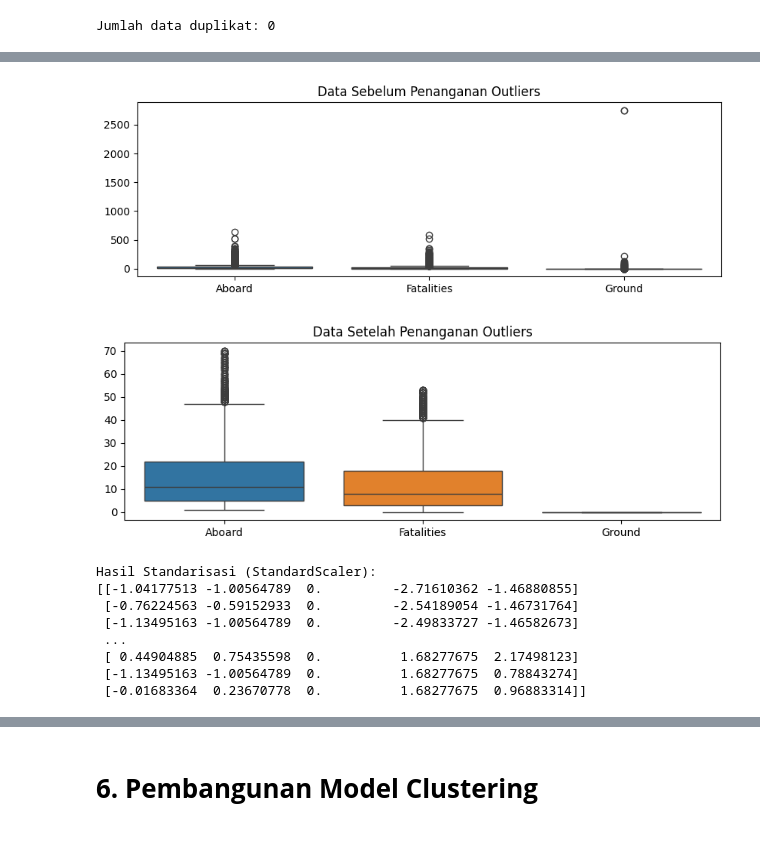
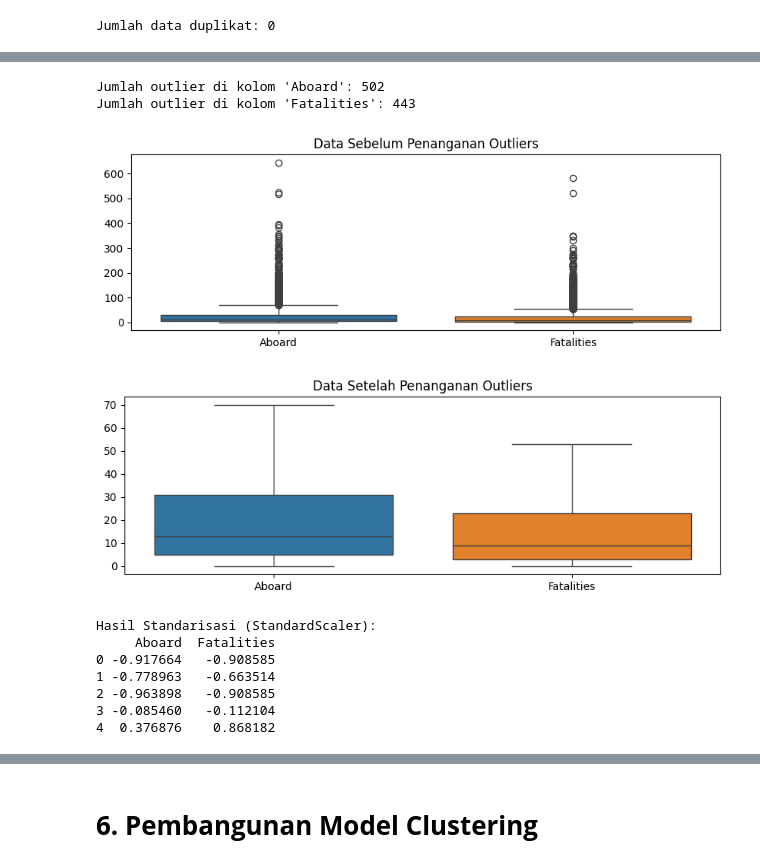
Before and after one commit to zidisw/Dicoding, a Jupyter notebook: [Clustering]_Submission_Akhir_BMLP_Zid_Irsyadin_Sartono_Wijaogy.ipynb, the cells around one changed output, grey strips where cells are left out. Saved outputs shown, nothing was run; the diff lists cells and outputs as text; code cells hidden in the pictures; blank space fills up the shorter version.

```diff
--- a/[Clustering]_Submission_Akhir_BMLP_Zid_Irsyadin_Sartono_Wijaogy.ipynb
+++ b/[Clustering]_Submission_Akhir_BMLP_Zid_Irsyadin_Sartono_Wijaogy.ipynb
@@ -365,49 +317,78 @@ max      44.000000    35.000000     0.0  2009.000000   2444.000000
 # %%
 # 1. Deteksi Outlier
 # Fungsi untuk mendeteksi outlier berdasarkan IQR
-def detect_outliers_iqr(data, threshold=1.5):
-    Q1 = np.percentile(data, 25, axis=0)
-    Q3 = np.percentile(data, 75, axis=0)
-    IQR = Q3 - Q1
-    lower_bound = Q1 - (threshold * IQR)
-    upper_bound = Q3 + (threshold * IQR)
-    return (data < lower_bound) | (data > upper_bound)
+def detect_outliers_iqr_all_columns(data, numerical_columns):
+    outliers = {}
+    for col in numerical_columns:
+        Q1 = data[col].quantile(0.25)  # Kuartil 1
+        Q3 = data[col].quantile(0.75)  # Kuartil 3
+        IQR = Q3 - Q1  # Rentang interkuartil
+        lower_bound = Q1 - 1.5 * IQR
+        upper_bound = Q3 + 1.5 * IQR
+        # Simpan outlier dalam dictionary
+        outliers[col] = data[(data[col] < lower_bound) | (data[col] > upper_bound)]
+    return outliers
 
 # Deteksi outlier di semua kolom numerik
-outliers = detect_outliers_iqr(data_cluster.values)
-outliers_mask = np.any(outliers, axis=1)
-data_cluster = data_cluster[~outliers_mask]
+outliers_all = detect_outliers_iqr_all_columns(data_cleaned, numerical_columns)
 
 # Tampilkan jumlah outlier di setiap kolom
-row_count_after_outliers = data_cluster.shape[0]
+for col, outlier_data in outliers_all.items():
+    print(f"Jumlah outlier di kolom '{col}': {len(outlier_data)}")
+# %% [output]
+Jumlah outlier di kolom 'Aboard': 502
+Jumlah outlier di kolom 'Fatalities': 443
+# %%
+# 2. Ganti Outlier
+# Fungsi untuk mengganti outlier di semua kolom numerik
+def replace_outliers_iqr_all_columns(data, numerical_columns):
+    for col in numerical_columns:
+        Q1 = data[col].quantile(0.25)  # Kuartil 1
+        Q3 = data[col].quantile(0.75)  # Kuartil 3
+        IQR = Q3 - Q1  # Rentang interkuartil
+        lower_bound = Q1 - 1.5 * IQR
+        upper_bound = Q3 + 1.5 * IQR
+        # Ganti nilai outlier dengan batas bawah/atas
+        data[col] = data[col].apply(lambda x: lower_bound if x < lower_bound else (upper_bound if x > upper_bound else x))
+    return data
+
+# Ganti outlier di semua kolom numerik
+data_replaced_outliers = replace_outliers_iqr_all_columns(data_cleaned.copy(), numerical_columns)
 # %%
 # Visualisasi sebelum outliers handling
 plt.figure(figsize=(10, 3))
-sns.boxplot(data=data[['Aboard', 'Fatalities','Ground']])
+sns.boxplot(data=data_cleaned[['Aboard', 'Fatalities']])
 plt.title("Data Sebelum Penanganan Outliers")
 plt.show()
 
 # Visualisasi setelah outliers handling
 plt.figure(figsize=(10, 3))
-sns.boxplot(data_cluster[['Aboard', 'Fatalities', 'Ground']])
+sns.boxplot(data_replaced_outliers[['Aboard', 'Fatalities']])
 plt.title("Data Setelah Penanganan Outliers")
 plt.show()
 # %% [output]
-[figure, old version]
+[figure, new version]
-[figure, old version]
+[figure, new version]
 # %%
 # 3. Standarisasi Data
+# Pilih kolom numerik untuk standarisasi
+numerical_columns = ['Aboard', 'Fatalities']
+
+# Buat salinan data_cleaned untuk menyimpan hasil transformasi
+data_cleaned_standardized = data_replaced_outliers.copy()
+
+# Standarisasi menggunakan StandardScaler
 scaler = StandardScaler()
-data_scaled = scaler.fit_transform(data_cluster)
+data_cleaned_standardized[numerical_columns] = scaler.fit_transform(data_replaced_outliers[numerical_columns])
+
 # Validasi standarisasi
 print("Hasil Standarisasi (StandardScaler):")
-print(data_scaled)
+print(data_cleaned_standardized[numerical_columns].head())
 # %% [output]
 Hasil Standarisasi (StandardScaler):
-[[-1.04177513 -1.00564789  0.         -2.71610362 -1.46880855]
- [-0.76224563 -0.59152933  0.         -2.54189054 -1.46731764]
- [-1.13495163 -1.00564789  0.         -2.49833727 -1.46582673]
- ...
- [ 0.44904885  0.75435598  0.          1.68277675  2.17498123]
- [-1.13495163 -1.00564789  0.          1.68277675  0.78843274]
- [-0.01683364  0.23670778  0.          1.68277675  0.96883314]]
+     Aboard  Fatalities
+0 -0.917664   -0.908585
+1 -0.778963   -0.663514
+2 -0.963898   -0.908585
+3 -0.085460   -0.112104
+4  0.376876    0.868182
```
Also changed, not shown: parts of 22 cells of this notebook.
